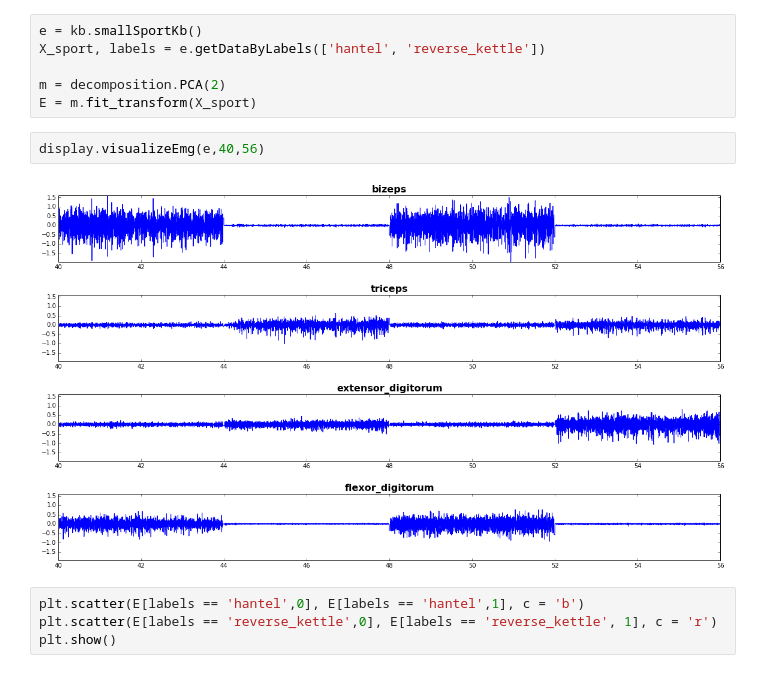
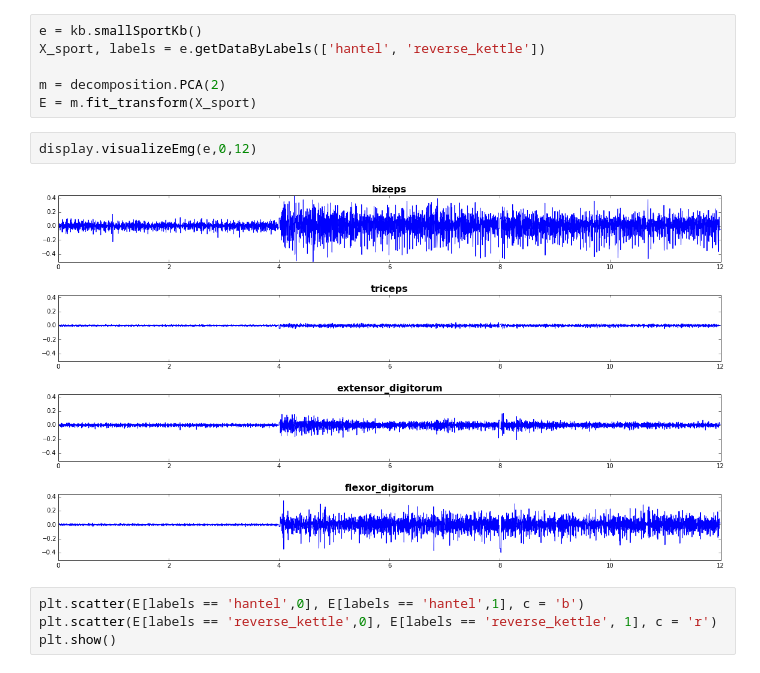
Before and after one commit to PaddyK/biosi, a Jupyter notebook: Simple Visualisation.ipynb, the cells around one changed output. Cells and saved outputs as stored; diff of their text form.

```diff
--- a/Simple Visualisation.ipynb
+++ b/Simple Visualisation.ipynb
@@ -61,9 +64,9 @@ X_sport, labels = e.getDataByLabels(['hantel', 'reverse_kettle'])
 m = decomposition.PCA(2)
 E = m.fit_transform(X_sport)
 # %%
-display.visualizeEmg(e,40,56)
+display.visualizeEmg(e,0,12)
 # %% [output]
-[figure, old version]
+[figure, new version]
 # %%
 plt.scatter(E[labels == 'hantel',0], E[labels == 'hantel',1], c = 'b')
 plt.scatter(E[labels == 'reverse_kettle',0], E[labels == 'reverse_kettle', 1], c = 'r')
```
Also changed, not shown: parts of 2 cells of this notebook, 2 other files.
